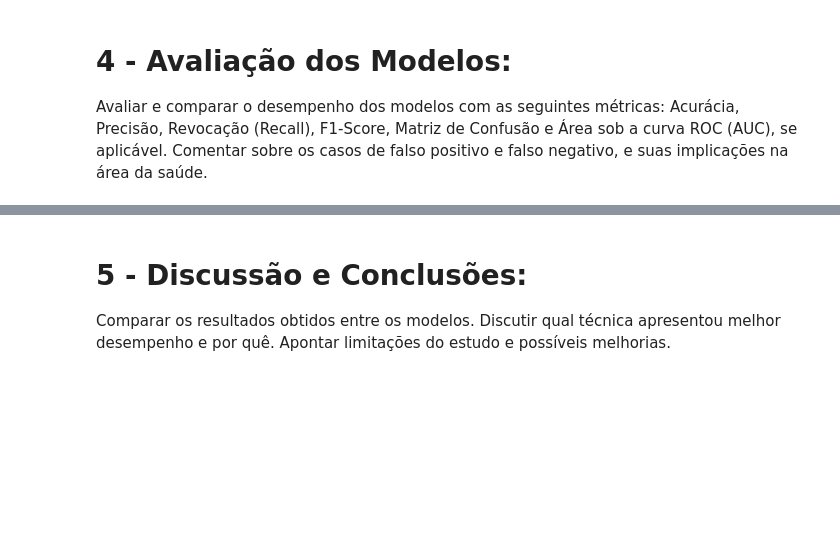
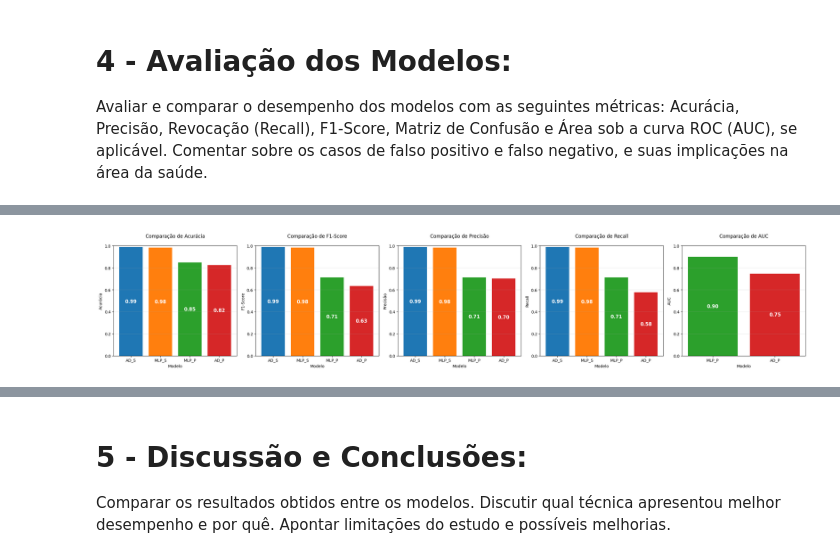
Before and after one commit to gustavoadutra/ia-trab2-ckd, a Jupyter notebook: main.ipynb, the cells around one changed output, grey strips where cells are left out. Drawn from its saved outputs; the diff is of its cells as text; code cells hidden in the pictures; blank space fills up the shorter version.

```diff
--- a/main.ipynb
+++ b/main.ipynb
@@ -1173,0 +1122,9 @@ weighted avg       0.81      0.81      0.81       171
+# %%
+resultados = []
+add_model_results(resultados, 'AD_S', acc_dt_st, prec_dt_st, rec_dt_st, f1_dt_st)
+add_model_results(resultados, 'AD_P', acc_dt, prec_dt, rec_dt, f1_dt, auc_dt)
+add_model_results(resultados, 'MLP_S', acc_stage, prec_stage, rec_stage, f1_stage)
+add_model_results(resultados, 'MLP_P', acc_mlp, prec_mlp, rec_mlp, f1_mlp, auc_mlp)
+
+df_resultados = resultados_dataframe(resultados)
+display(df_resultados)
@@ -1173,0 +1137,4 @@ weighted avg       0.81      0.81      0.81       171
+# %%
+plot_comparacao_resultados(df_resultados)
+# %% [output]
+[figure, added]
```
Also changed, not shown: parts of 14 cells of this notebook.
